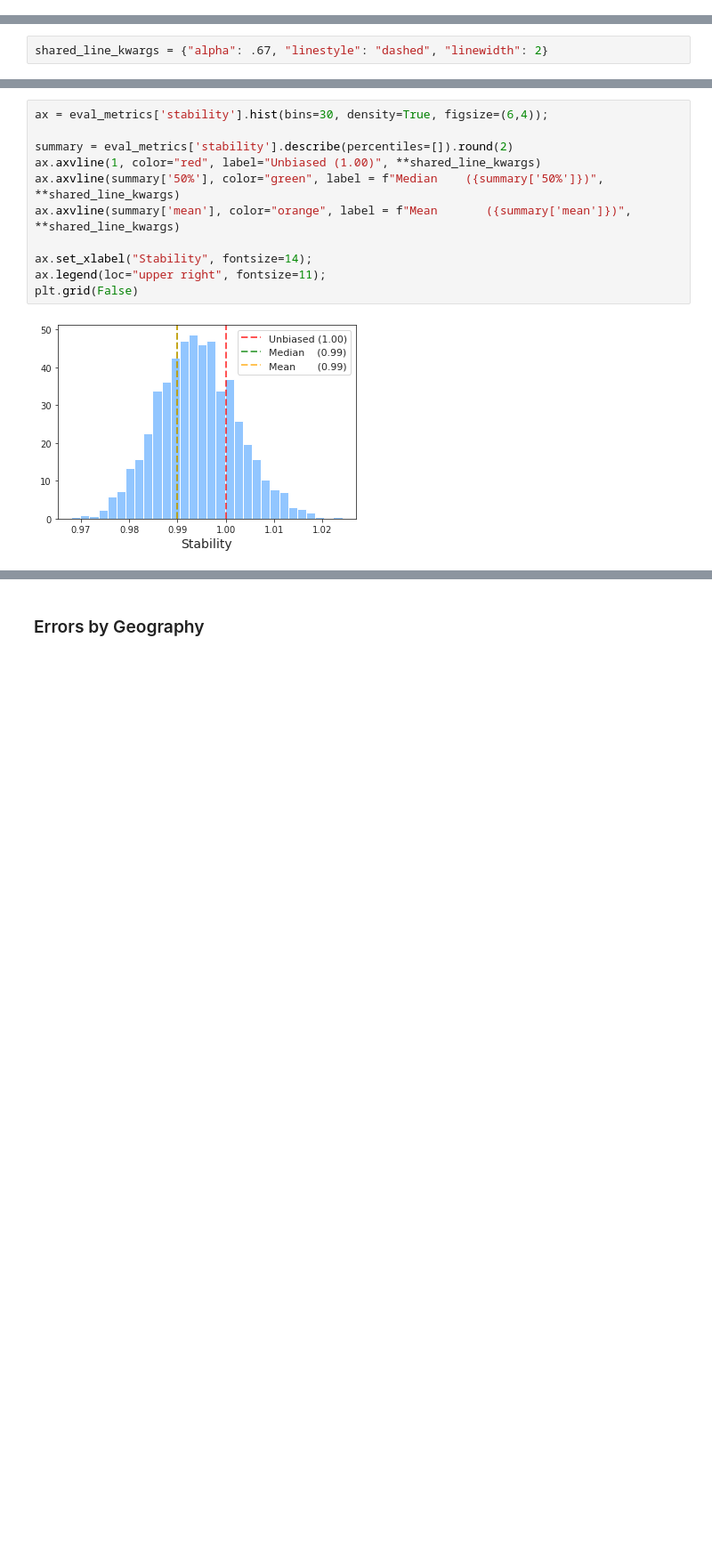
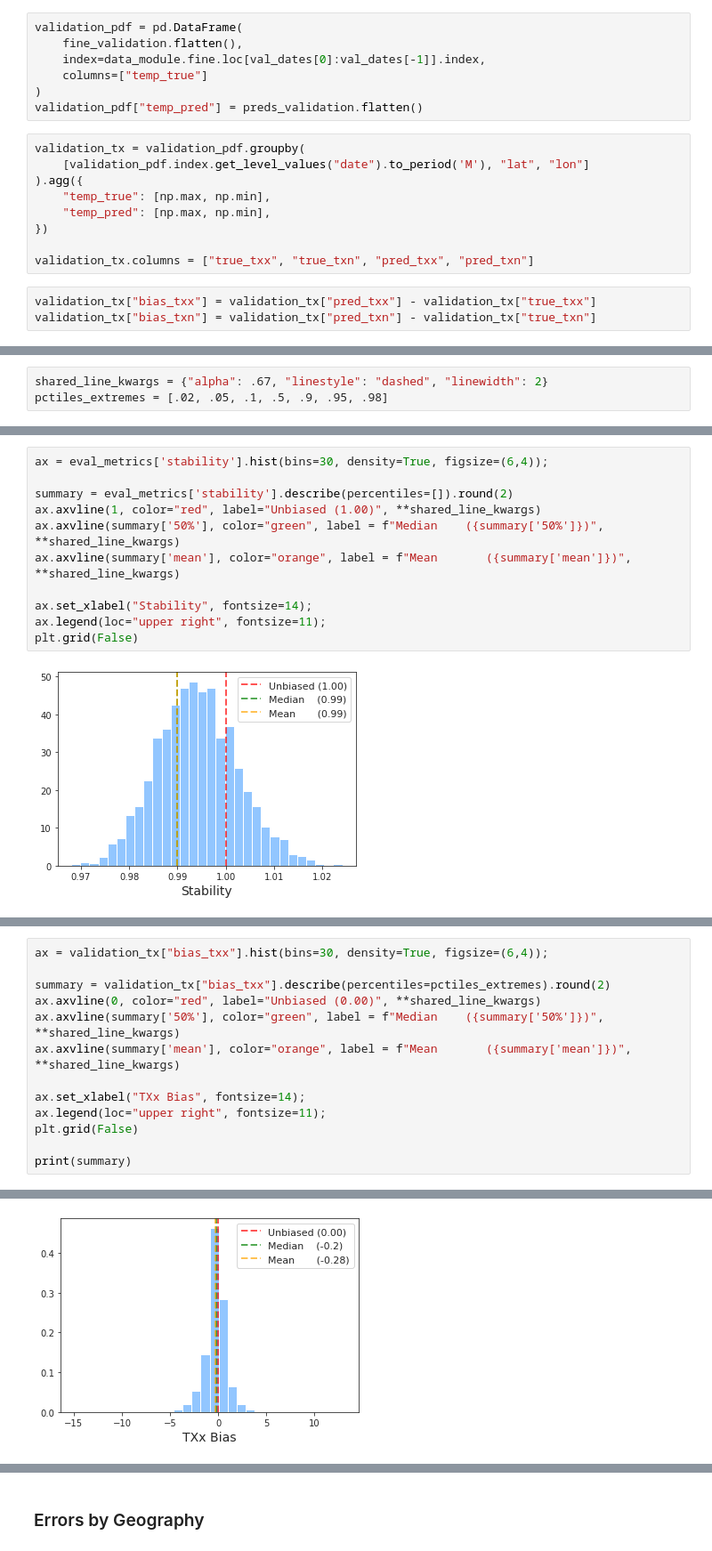
Before and after one commit to 6759-Project/cnn-downscaling, a Jupyter notebook: src/evaluation/evaluation.ipynb, the cells around one changed output, grey strips where cells are left out. Shown at 89% size. Drawn from its saved outputs; the diff is of its cells as text; blank space fills up the shorter version.

```diff
--- a/src/evaluation/evaluation.ipynb
+++ b/src/evaluation/evaluation.ipynb
@@ -126,3 +134,22 @@ daily_biases_p98 = preds_p98 - fine_p98
+# %%
+validation_pdf = pd.DataFrame(
+    fine_validation.flatten(),
+    index=data_module.fine.loc[val_dates[0]:val_dates[-1]].index,
+    columns=["temp_true"]
+)
+validation_pdf["temp_pred"] = preds_validation.flatten()
+# %%
+validation_tx = validation_pdf.groupby(
+    [validation_pdf.index.get_level_values("date").to_period('M'), "lat", "lon"]
+).agg({
+    "temp_true": [np.max, np.min],
+    "temp_pred": [np.max, np.min],
+})
+
+validation_tx.columns = ["true_txx", "true_txn", "pred_txx", "pred_txn"]
+# %%
+validation_tx["bias_txx"] = validation_tx["pred_txx"] - validation_tx["true_txx"]
+validation_tx["bias_txn"] = validation_tx["pred_txn"] - validation_tx["true_txn"]
 # %% [markdown]
 #### Stability
 # %%
@@ -160,6 +187,7 @@ eval_metrics.head(3)
 ### Error Distribution
 # %%
 shared_line_kwargs = {"alpha": .67, "linestyle": "dashed", "linewidth": 2}
+pctiles_extremes = [.02, .05, .1, .5, .9, .95, .98]
 # %%
 ax = eval_metrics['mse'].hist(bins=30, density=True, figsize=(6,4));
 
@@ -213,0 +246,14 @@ plt.grid(False)
+# %%
+ax = validation_tx["bias_txx"].hist(bins=30, density=True, figsize=(6,4));
+
+summary = validation_tx["bias_txx"].describe(percentiles=pctiles_extremes).round(2)
+ax.axvline(0, color="red", label="Unbiased (0.00)", **shared_line_kwargs)
+ax.axvline(summary['50%'], color="green", label = f"Median    ({summary['50%']})", **shared_line_kwargs)
+ax.axvline(summary['mean'], color="orange", label = f"Mean       ({summary['mean']})", **shared_line_kwargs)
+
+ax.set_xlabel("TXx Bias", fontsize=14);
+ax.legend(loc="upper right", fontsize=11);
+plt.grid(False)
+
+print(summary)
+# %% [output]
@@ -213,0 +273 @@ plt.grid(False)
+[figure, added]
```
Also changed, not shown: parts of 20 cells of this notebook.
